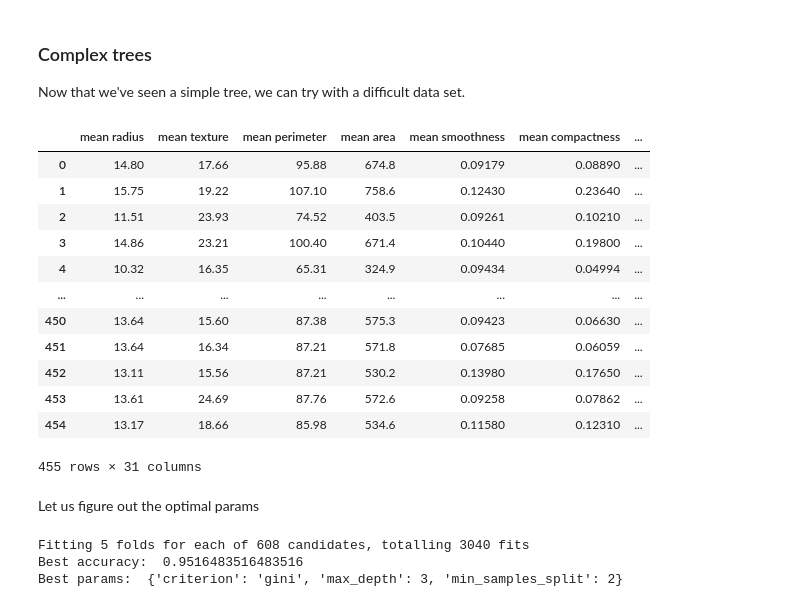
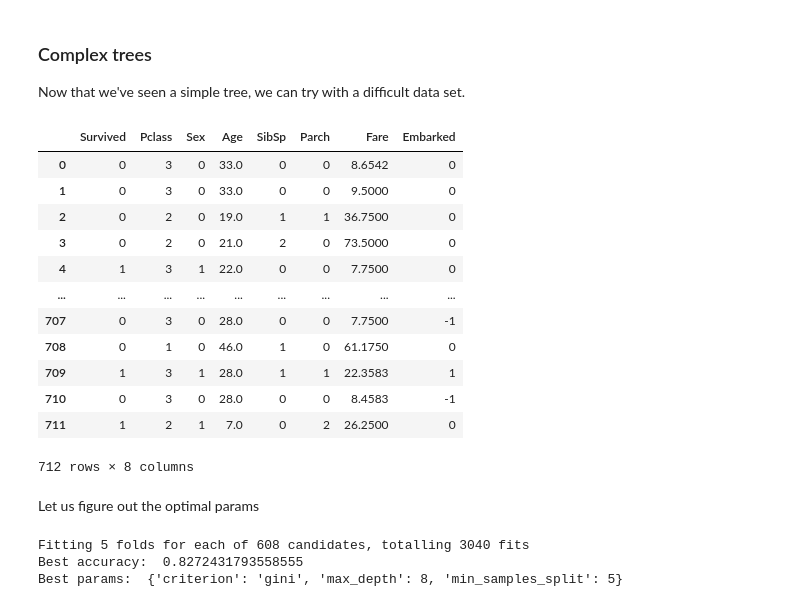
Before and after one commit to verholen-abigail/decTrees, a Jupyter notebook: decTree.ipynb, the cells around one changed output. Saved outputs shown, nothing was run; the diff lists cells and outputs as text; code cells hidden in the pictures.

```diff
--- a/decTree.ipynb
+++ b/decTree.ipynb
@@ -518,42 +524,57 @@ Now that we've seen a simple tree, we can try with a difficult data set.
 # %%
 from sklearn.datasets import load_breast_cancer
 
-b_c = load_breast_cancer()
-data = pd.DataFrame(data=b_c.data, columns=b_c.feature_names)
-data['target'] = b_c.target
+titanic = pd.read_csv("Titanic-Dataset.csv")
+# remove unique columns
+titanic = titanic.drop(["PassengerId", "Name", "Cabin", "Ticket"], axis =1)
+
+# fill in data
+titanic["Age"] = titanic["Age"].fillna(titanic["Age"].median())
+titanic["Embarked"] = titanic["Embarked"].fillna(titanic["Embarked"].mode()[0])
+
+# change string columns to numbers
+sex = {"female": 1, "male": 0}
+embark = {"S": 0, "C": 1, "Q": -1}
+
+titanic["Sex"] = titanic["Sex"].map(sex)
+titanic["Embarked"] = titanic["Embarked"].map(embark)
+
+# set feautures and which are catagorical
+
+features = ["Pclass", "Sex", "Age", "SibSp", "Parch", "Fare", "Embarked"]
+catagorical = ["Pclass", "Sex","SibSp", "Parch","Embarked"]
+
+data = titanic
 
 # split into training and testing 80/20?
 data = data.sample(frac=1).reset_index(drop=True)
 
 split = int(0.8 * len(data))
 
 train = data[:split]
 test = data[split:]
-# only numerical features
-cat = []
-features = b_c.feature_names
 
 train
 # %% [output]
-|  | mean radius | mean texture | mean perimeter | mean area | mean smoothness | mean compactness | ... |
-| 0 | 14.80 | 17.66 | 95.88 | 674.8 | 0.09179 | 0.08890 | ... |
-| 1 | 15.75 | 19.22 | 107.10 | 758.6 | 0.12430 | 0.23640 | ... |
-| 2 | 11.51 | 23.93 | 74.52 | 403.5 | 0.09261 | 0.10210 | ... |
-| 3 | 14.86 | 23.21 | 100.40 | 671.4 | 0.10440 | 0.19800 | ... |
-| 4 | 10.32 | 16.35 | 65.31 | 324.9 | 0.09434 | 0.04994 | ... |
-| ... | ... | ... | ... | ... | ... | ... | ... |
-| 450 | 13.64 | 15.60 | 87.38 | 575.3 | 0.09423 | 0.06630 | ... |
-| 451 | 13.64 | 16.34 | 87.21 | 571.8 | 0.07685 | 0.06059 | ... |
-| 452 | 13.11 | 15.56 | 87.21 | 530.2 | 0.13980 | 0.17650 | ... |
-| 453 | 13.61 | 24.69 | 87.76 | 572.6 | 0.09258 | 0.07862 | ... |
-| 454 | 13.17 | 18.66 | 85.98 | 534.6 | 0.11580 | 0.12310 | ... |
+|  | Survived | Pclass | Sex | Age | SibSp | Parch | Fare | Embarked |
+| 0 | 0 | 3 | 0 | 33.0 | 0 | 0 | 8.6542 | 0 |
+| 1 | 0 | 3 | 0 | 33.0 | 0 | 0 | 9.5000 | 0 |
+| 2 | 0 | 2 | 0 | 19.0 | 1 | 1 | 36.7500 | 0 |
+| 3 | 0 | 2 | 0 | 21.0 | 2 | 0 | 73.5000 | 0 |
+| 4 | 1 | 3 | 1 | 22.0 | 0 | 0 | 7.7500 | 0 |
+| ... | ... | ... | ... | ... | ... | ... | ... | ... |
+| 707 | 0 | 3 | 0 | 28.0 | 0 | 0 | 7.7500 | -1 |
+| 708 | 0 | 1 | 0 | 46.0 | 1 | 0 | 61.1750 | 0 |
+| 709 | 1 | 3 | 1 | 28.0 | 1 | 1 | 22.3583 | 1 |
+| 710 | 0 | 3 | 0 | 28.0 | 0 | 0 | 8.4583 | -1 |
+| 711 | 1 | 2 | 1 | 7.0 | 0 | 2 | 26.2500 | 0 |
-455 rows × 31 columns
+712 rows × 8 columns
 # %% [markdown]
 Let us figure out the optimal params
 # %%
-X_train, X_test, y_train, y_test = train_test_split(b_c.data, b_c.target , test_size=0.2, random_state = 99)
+X_train, X_test, y_train, y_test = train_test_split(titanic.drop("Survived", axis = 1), titanic["Survived"] , test_size=0.2, random_state = 99)
 
-new_clf = DecisionTreeClassifier(min_samples_split= 5, max_depth= 10)
+new_clf = DecisionTreeClassifier()
 
 new_clf.fit(X_train, y_train)
 
@@ -570,6 +591,6 @@ print("Best accuracy: ", grid_search.best_score_)
 print("Best params: ", grid_search.best_params_)
 # %% [output]
 Fitting 5 folds for each of 608 candidates, totalling 3040 fits
-Best accuracy:  0.9516483516483516
-Best params:  {'criterion': 'gini', 'max_depth': 3, 'min_samples_split': 2}
+Best accuracy:  0.8272431793558555
+Best params:  {'criterion': 'gini', 'max_depth': 8, 'min_samples_split': 5}
 # %%
```
Also changed, not shown: parts of 9 cells of this notebook, 2 other files.
